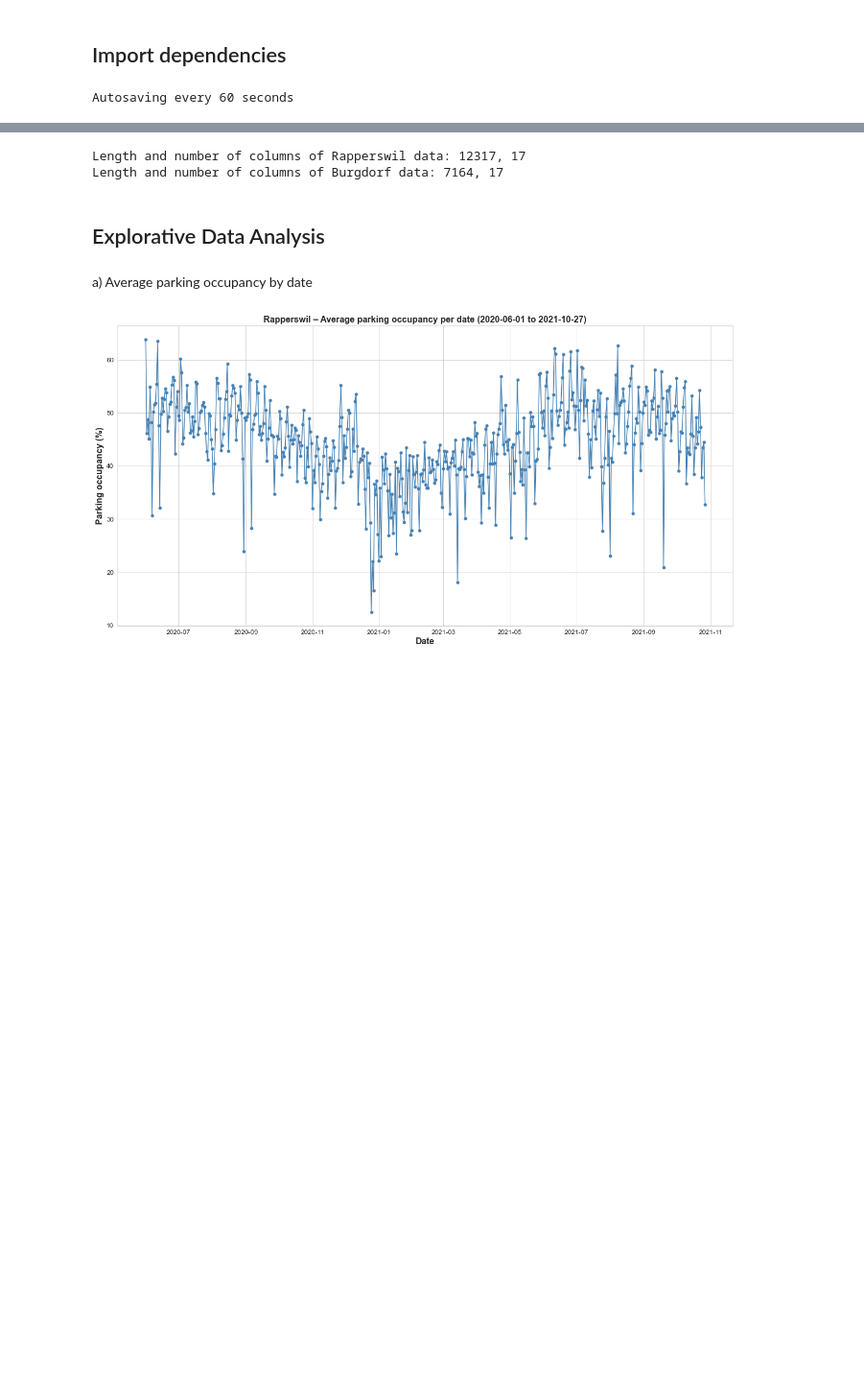
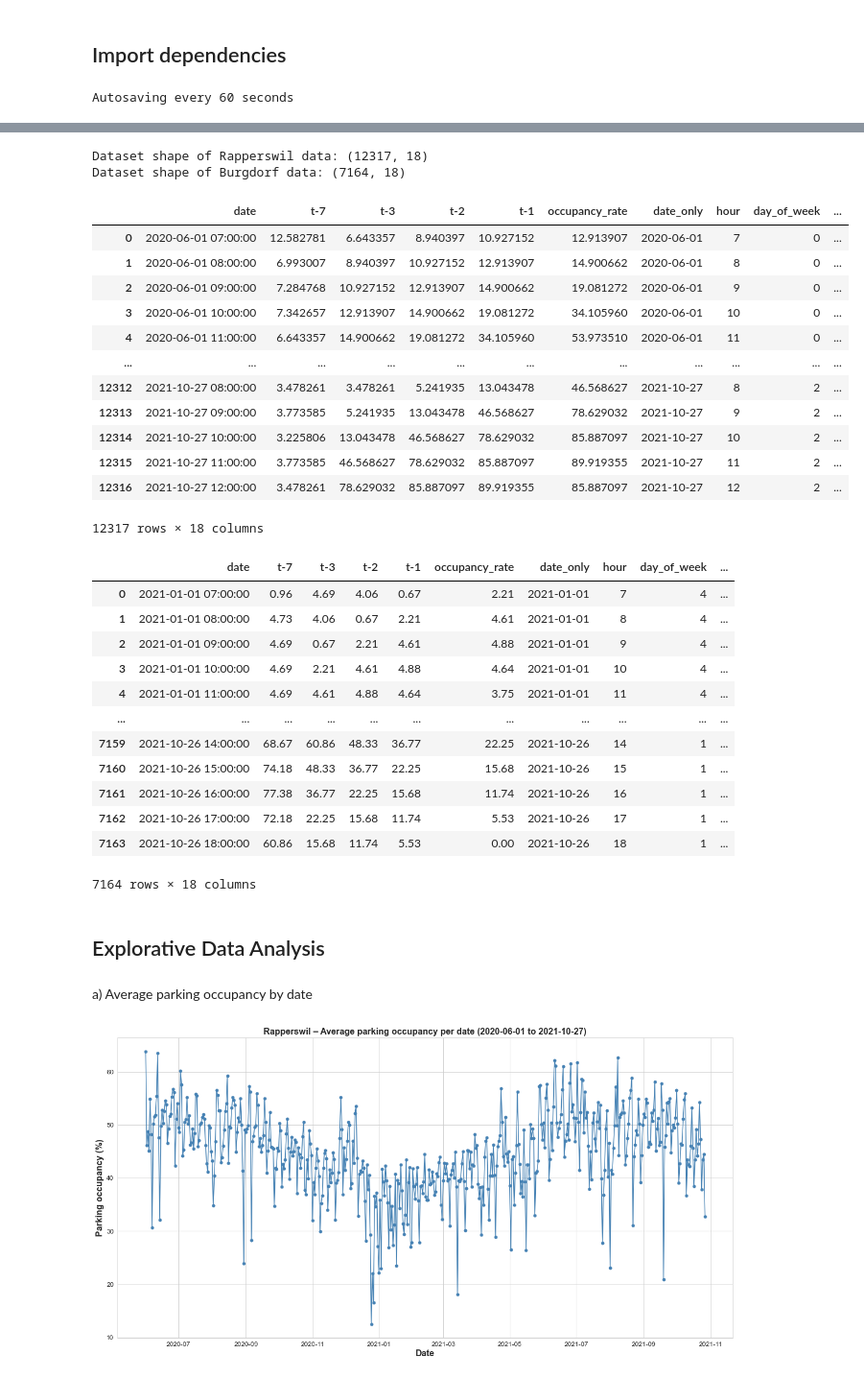
Before and after one commit to christopherkindl/start-hack-2021, a Jupyter notebook: 01_ml/time_series_model.ipynb, the cells around one changed output, grey strips where cells are left out. Shown at 96% size. Drawn from its saved outputs; the diff is of its cells as text; code cells hidden in the pictures; blank space fills up the shorter version.

```diff
--- a/01_ml/time_series_model.ipynb
+++ b/01_ml/time_series_model.ipynb
@@ -467,6 +97,0 @@ df_burgdorf = df_burgdorf.set_index('date')
-# %%
-print('Length and number of columns of Rapperswil data: {}, {}'.format(len(df_rapperswil), len(df_rapperswil.columns)))
-print('Length and number of columns of Burgdorf data: {}, {}'.format(len(df_burgdorf), len(df_burgdorf.columns)))
-# %% [output]
-Length and number of columns of Rapperswil data: 12317, 17
-Length and number of columns of Burgdorf data: 7164, 17
@@ -483,3 +98,43 @@ df_burgdorf['date_only'] = pd.to_datetime(df_burgdorf['date_only'])
+# %%
+data_path = "../00_data"
+
+df_rapperswil = pd.read_csv(os.path.join(data_path, "features_rapperswil.csv"), sep=",")
+df_burgdorf = pd.read_csv(os.path.join(data_path, "features_burgdorf.csv"), sep=",")
+
+print('Dataset shape of Rapperswil data: {}'.format(df_rapperswil.shape))
+print('Dataset shape of Burgdorf data: {}'.format(df_burgdorf.shape))
+
+df_rapperswil
+df_burgdorf
+# %% [output]
+Dataset shape of Rapperswil data: (12317, 18)
+Dataset shape of Burgdorf data: (7164, 18)
+|  | date | t-7 | t-3 | t-2 | t-1 | occupancy_rate | date_only | hour | day_of_week | ... |
+| 0 | 2020-06-01 07:00:00 | 12.582781 | 6.643357 | 8.940397 | 10.927152 | 12.913907 | 2020-06-01 | 7 | 0 | ... |
+| 1 | 2020-06-01 08:00:00 | 6.993007 | 8.940397 | 10.927152 | 12.913907 | 14.900662 | 2020-06-01 | 8 | 0 | ... |
+| 2 | 2020-06-01 09:00:00 | 7.284768 | 10.927152 | 12.913907 | 14.900662 | 19.081272 | 2020-06-01 | 9 | 0 | ... |
+| 3 | 2020-06-01 10:00:00 | 7.342657 | 12.913907 | 14.900662 | 19.081272 | 34.105960 | 2020-06-01 | 10 | 0 | ... |
+| 4 | 2020-06-01 11:00:00 | 6.643357 | 14.900662 | 19.081272 | 34.105960 | 53.973510 | 2020-06-01 | 11 | 0 | ... |
+| ... | ... | ... | ... | ... | ... | ... | ... | ... | ... | ... |
+| 12312 | 2021-10-27 08:00:00 | 3.478261 | 3.478261 | 5.241935 | 13.043478 | 46.568627 | 2021-10-27 | 8 | 2 | ... |
+| 12313 | 2021-10-27 09:00:00 | 3.773585 | 5.241935 | 13.043478 | 46.568627 | 78.629032 | 2021-10-27 | 9 | 2 | ... |
+| 12314 | 2021-10-27 10:00:00 | 3.225806 | 13.043478 | 46.568627 | 78.629032 | 85.887097 | 2021-10-27 | 10 | 2 | ... |
+| 12315 | 2021-10-27 11:00:00 | 3.773585 | 46.568627 | 78.629032 | 85.887097 | 89.919355 | 2021-10-27 | 11 | 2 | ... |
+| 12316 | 2021-10-27 12:00:00 | 3.478261 | 78.629032 | 85.887097 | 89.919355 | 85.887097 | 2021-10-27 | 12 | 2 | ... |
+12317 rows × 18 columns
+|  | date | t-7 | t-3 | t-2 | t-1 | occupancy_rate | date_only | hour | day_of_week | ... |
+| 0 | 2021-01-01 07:00:00 | 0.96 | 4.69 | 4.06 | 0.67 | 2.21 | 2021-01-01 | 7 | 4 | ... |
+| 1 | 2021-01-01 08:00:00 | 4.73 | 4.06 | 0.67 | 2.21 | 4.61 | 2021-01-01 | 8 | 4 | ... |
+| 2 | 2021-01-01 09:00:00 | 4.69 | 0.67 | 2.21 | 4.61 | 4.88 | 2021-01-01 | 9 | 4 | ... |
+| 3 | 2021-01-01 10:00:00 | 4.69 | 2.21 | 4.61 | 4.88 | 4.64 | 2021-01-01 | 10 | 4 | ... |
+| 4 | 2021-01-01 11:00:00 | 4.69 | 4.61 | 4.88 | 4.64 | 3.75 | 2021-01-01 | 11 | 4 | ... |
+| ... | ... | ... | ... | ... | ... | ... | ... | ... | ... | ... |
+| 7159 | 2021-10-26 14:00:00 | 68.67 | 60.86 | 48.33 | 36.77 | 22.25 | 2021-10-26 | 14 | 1 | ... |
+| 7160 | 2021-10-26 15:00:00 | 74.18 | 48.33 | 36.77 | 22.25 | 15.68 | 2021-10-26 | 15 | 1 | ... |
+| 7161 | 2021-10-26 16:00:00 | 77.38 | 36.77 | 22.25 | 15.68 | 11.74 | 2021-10-26 | 16 | 1 | ... |
+| 7162 | 2021-10-26 17:00:00 | 72.18 | 22.25 | 15.68 | 11.74 | 5.53 | 2021-10-26 | 17 | 1 | ... |
+| 7163 | 2021-10-26 18:00:00 | 60.86 | 15.68 | 11.74 | 5.53 | 0.00 | 2021-10-26 | 18 | 1 | ... |
+7164 rows × 18 columns
 # %% [markdown]
 ## Explorative Data Analysis
 # %% [markdown]
```
Also changed, not shown: parts of 34 cells of this notebook.
